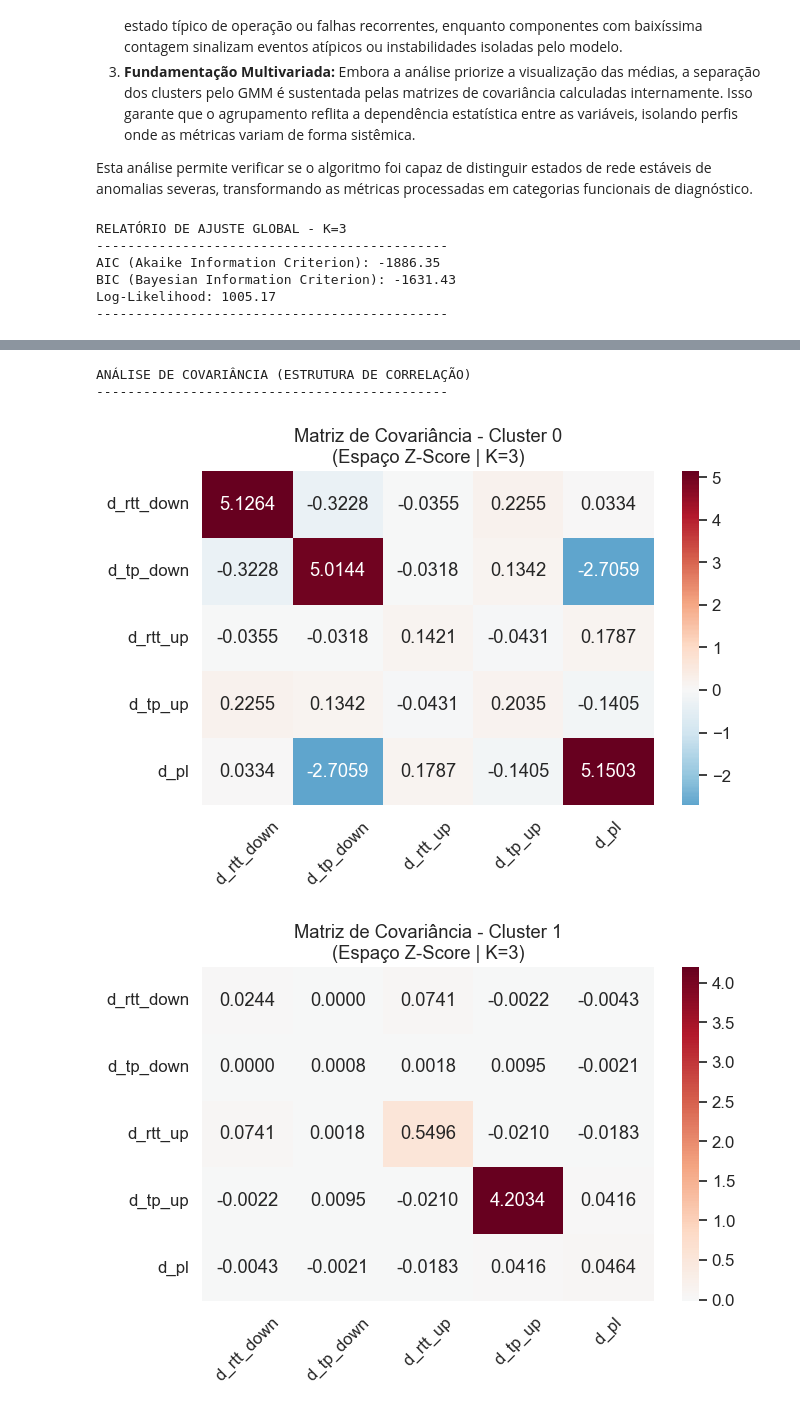
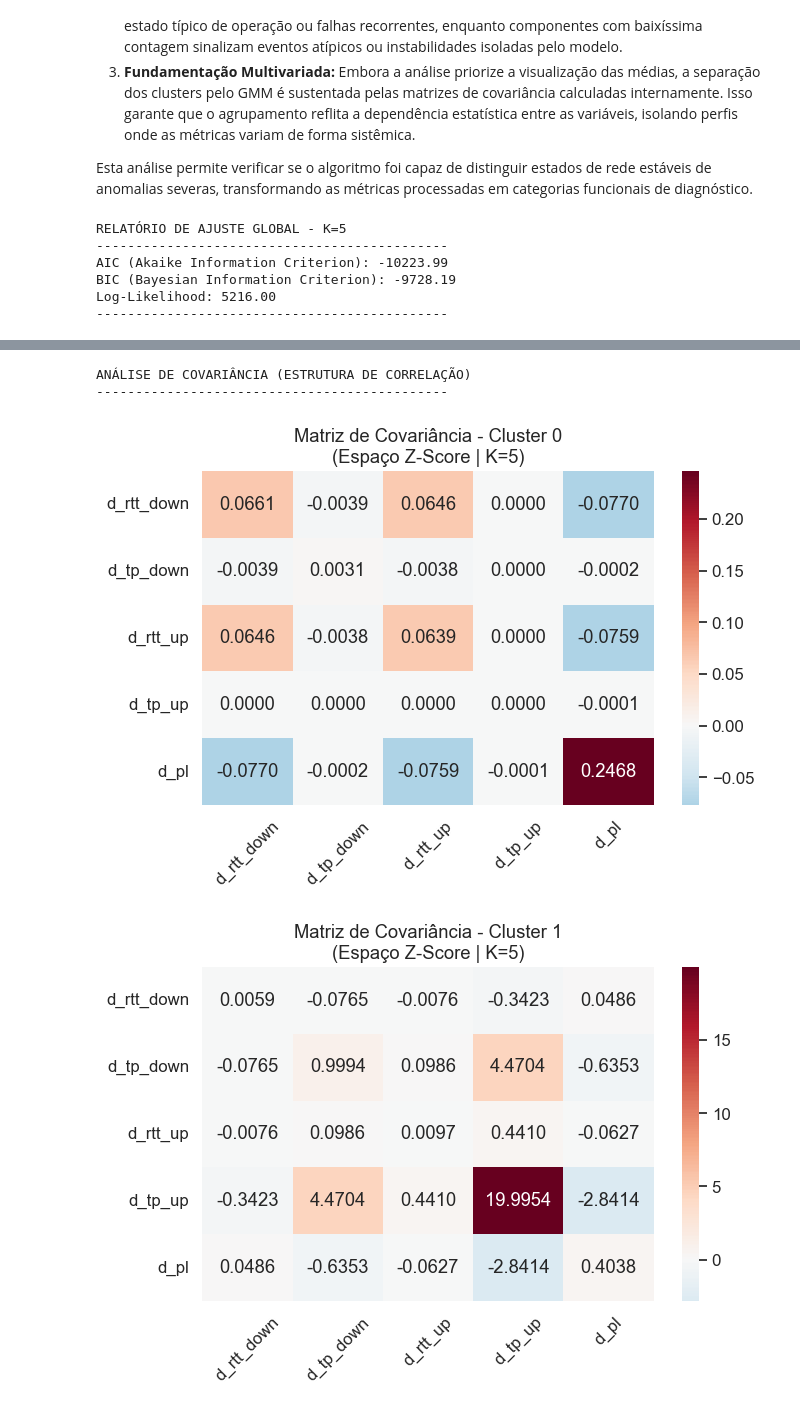
Before and after one commit to lhscaldas/Mestrado, a Jupyter notebook: features_analysis.ipynb, the cells around one changed output, grey strips where cells are left out. Saved outputs shown, nothing was run; the diff lists cells and outputs as text; code cells hidden in the pictures.

```diff
--- a/features_analysis.ipynb
+++ b/features_analysis.ipynb
@@ -21,9 +21,9 @@ sns.set_theme(style="whitegrid", font_scale=1.1)
 plt.rcParams['figure.figsize'] = (10, 6)
 
 # --- Parâmetros do Estudo ---
-SCENARIO = "NDT_AGO_OUT"
+SCENARIO = "NDT_NOV_ABR"
 METHOD = "vwcd"
-REF_METRIC = "full"
+REF_METRIC = "rtt_down"
 THRESHOLD = 0.95
 
 # --- Caminho do Arquivo de Features ---
@@ -457,7 +459,7 @@ A interpretação dos resultados fundamenta-se nos indicadores de comportamento
 Esta análise permite verificar se o algoritmo foi capaz de distinguir estados de rede estáveis de anomalias severas, transformando as métricas processadas em categorias funcionais de diagnóstico.
 # %%
 # --- Configuração da Análise ---
-K_ANALISE = 3
+K_ANALISE = 5
 k_str = str(K_ANALISE).zfill(2)
 file_name = f"clusters_K{k_str}_features_{METHOD}_{REF_METRIC}_{THRESHOLD}.txt"
 full_path = os.path.join("clusters", SCENARIO, file_name)
@@ -547,9 +549,9 @@ else:
             plt.tight_layout()
             plt.show()
 # %% [output]
-RELATÓRIO DE AJUSTE GLOBAL - K=3
+RELATÓRIO DE AJUSTE GLOBAL - K=5
 ---------------------------------------------
-AIC (Akaike Information Criterion): -1886.35
-BIC (Bayesian Information Criterion): -1631.43
-Log-Likelihood: 1005.17
+AIC (Akaike Information Criterion): -10223.99
+BIC (Bayesian Information Criterion): -9728.19
+Log-Likelihood: 5216.00
 ---------------------------------------------
@@ -557,4 +559,4 @@ Log-Likelihood: 1005.17
 ANÁLISE DE COVARIÂNCIA (ESTRUTURA DE CORRELAÇÃO)
 ---------------------------------------------
-[figure, old version]
+[figure, new version]
-[figure, old version]
+[figure, new version]
```
Also changed, not shown: parts of 7 cells of this notebook, 9 other files.
